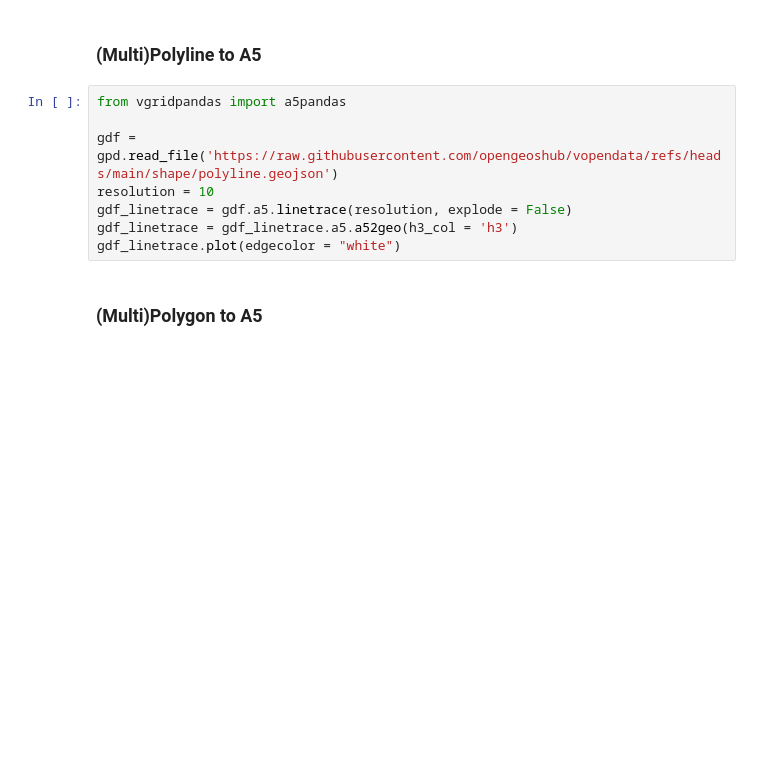
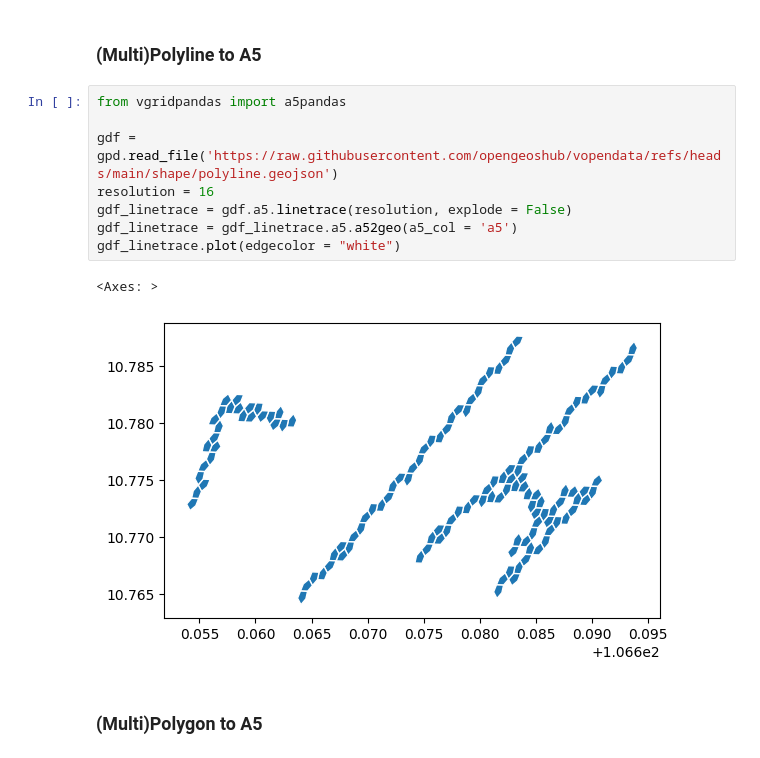
Before and after one commit to opengeoshub/vgridpandas, a Jupyter notebook: docs/notebooks/03_a5.ipynb, the cells around one changed output. Cells and saved outputs as stored; diff of their text form; blank space fills up the shorter version.

```diff
--- a/docs/notebooks/03_a5.ipynb
+++ b/docs/notebooks/03_a5.ipynb
@@ -57,11 +88,14 @@ df.plot(edgecolor='white')
 # %%
 from vgridpandas import a5pandas
 
 gdf = gpd.read_file('https://raw.githubusercontent.com/opengeoshub/vopendata/refs/heads/main/shape/polyline.geojson')
-resolution = 10
+resolution = 16
 gdf_linetrace = gdf.a5.linetrace(resolution, explode = False)
-gdf_linetrace = gdf_linetrace.a5.a52geo(h3_col = 'h3')
+gdf_linetrace = gdf_linetrace.a5.a52geo(a5_col = 'a5')
 gdf_linetrace.plot(edgecolor = "white")
+# %% [output]
+<Axes: >
+[figure, added]
 # %% [markdown]
 ### (Multi)Polygon to A5
 # %%
```
Also changed, not shown: parts of 6 cells of this notebook, 13 other files.
